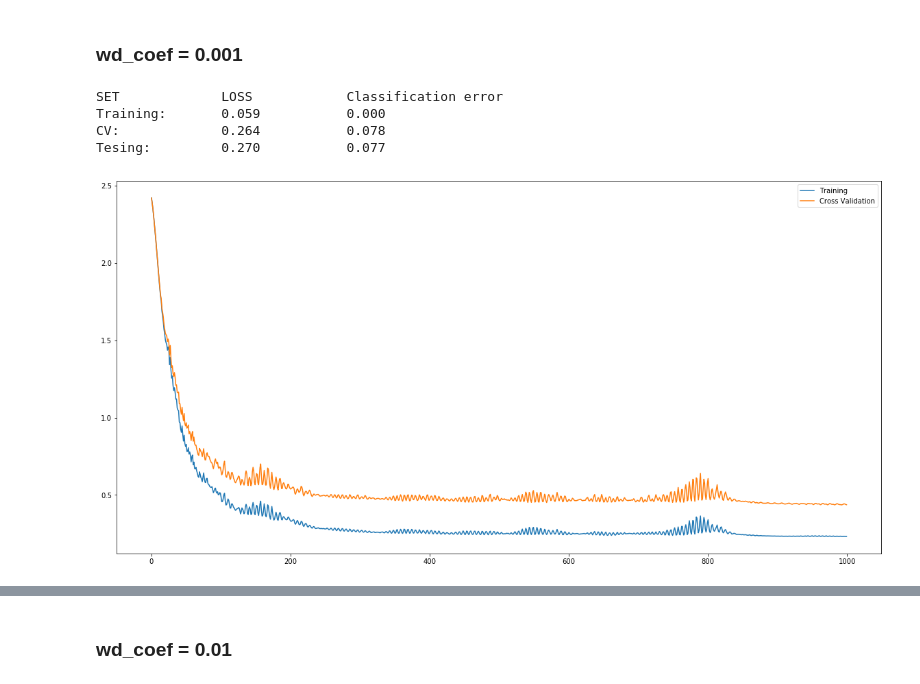
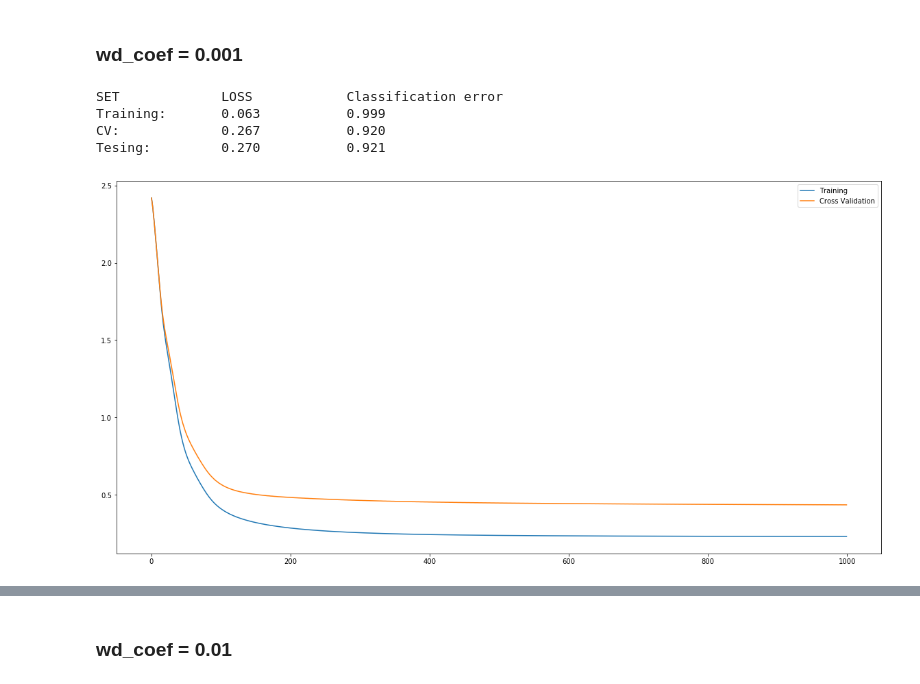
Before and after one commit to jganzabal/NN-Optimization-Generalization, a Jupyter notebook: Digit recognition.ipynb, the cells around one changed output, grey strips where cells are left out. Drawn from its saved outputs; the diff is of its cells as text; code cells hidden in the pictures.

```diff
--- a/Digit recognition.ipynb
+++ b/Digit recognition.ipynb
@@ -215,7 +197,7 @@ def classification_performance(model, data_inputs, data_targets):
     class_input = model[1].dot(hid_output) # input to the components of the softmax. size: <number of classes, i.e. 10> by <number of data cases>
     choices = np.argmax(class_input, axis=0) # choices is integer: the chosen class, plus 1.
     targets = np.argmax(data_targets, axis=0) # targets is integer: the target class, plus 1.
-    return np.mean(choices != targets)
+    return 1-np.mean(choices != targets)
 
 def get_errors(model, data_inputs, data_targets):
     # This returns the fraction of data cases that is incorrectly classified by the model.
@@ -396,13 +378,14 @@ Tesing:         0.347           0.093
 ### wd_coef = 0.001
 # %%
 early_stop = False
+mini_batch_size = 500
 model = run_trainig(wd_coefficient = 0.001, learning_rate = learning_rate,n_hid = N_hidden_units, n_iters = iterations, momentum_multiplier = momentum, do_early_stopping = early_stop, mini_batch_size = mini_batch_size, debug = False)
 # %% [output]
 SET             LOSS            Classification error
-Training:       0.059           0.000
-CV:             0.264           0.078
-Tesing:         0.270           0.077
+Training:       0.063           0.999
+CV:             0.267           0.920
+Tesing:         0.270           0.921
-[figure, old version]
+[figure, new version]
 # %%
 error_list = list(get_errors(model, validation_inputs, validation_targets)[0])[:100]
 plot_list_numbers(validation_inputs, error_list, columns = 20)
```
Also changed, not shown: parts of 24 cells of this notebook.
